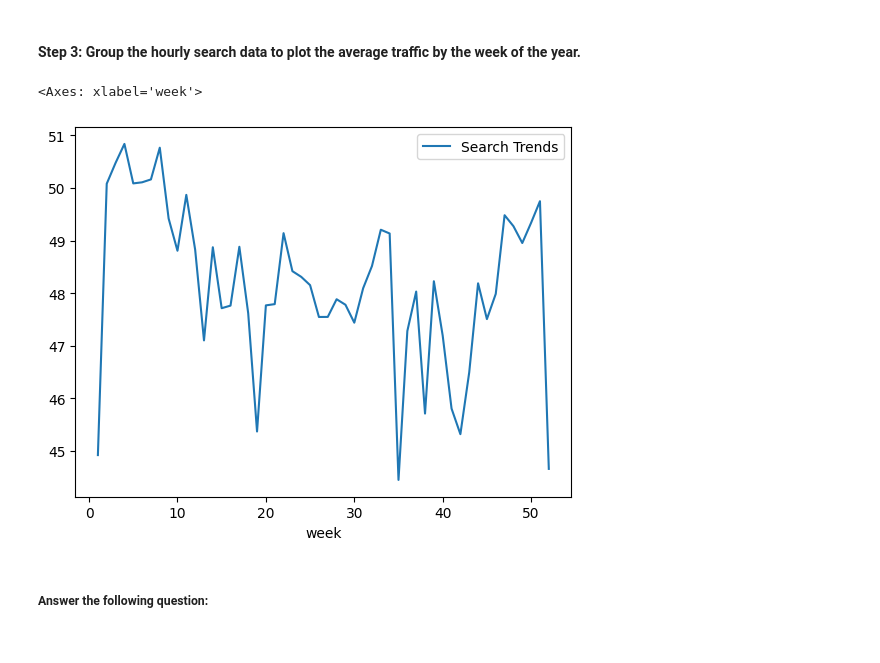
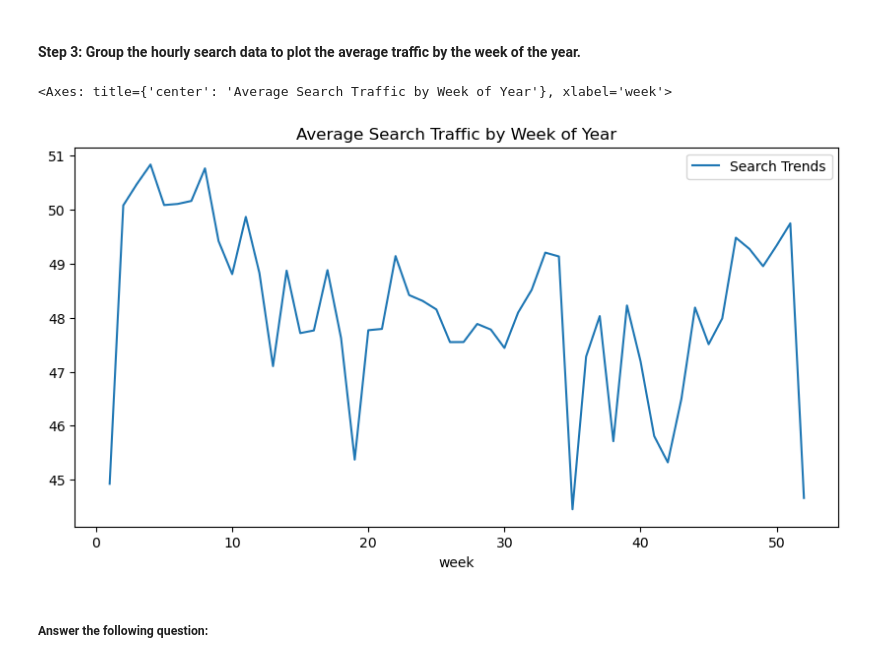
Before and after one commit to elcooney/prophet-challenge, a Jupyter notebook: forecasting_net_prophet.ipynb, the cells around one changed output. Saved outputs shown, nothing was run; the diff lists cells and outputs as text; code cells hidden in the pictures.

```diff
--- a/forecasting_net_prophet.ipynb
+++ b/forecasting_net_prophet.ipynb
@@ -186,9 +188,11 @@ hourly_traffic.plot()
 #### Step 3: Group the hourly search data to plot the average traffic by the week of the year.
 # %%
 # Group the hourly search data to plot the average traffic by the week of the year using `df.index.isocalendar().week`.
+hourly_traffic = df_mercado_trends.groupby([df_mercado_trends.index.isocalendar().week]).mean()
+hourly_traffic.plot(title="Average Search Traffic by Week of Year", figsize=[10,5])
 # %% [output]
-<Axes: xlabel='week'>
+<Axes: title={'center': 'Average Search Traffic by Week of Year'}, xlabel='week'>
-[figure, old version]
+[figure, new version]
 # %% [markdown]
 ##### Answer the following question:
 # %% [markdown]
```
Also changed, not shown: parts of 17 cells of this notebook.
